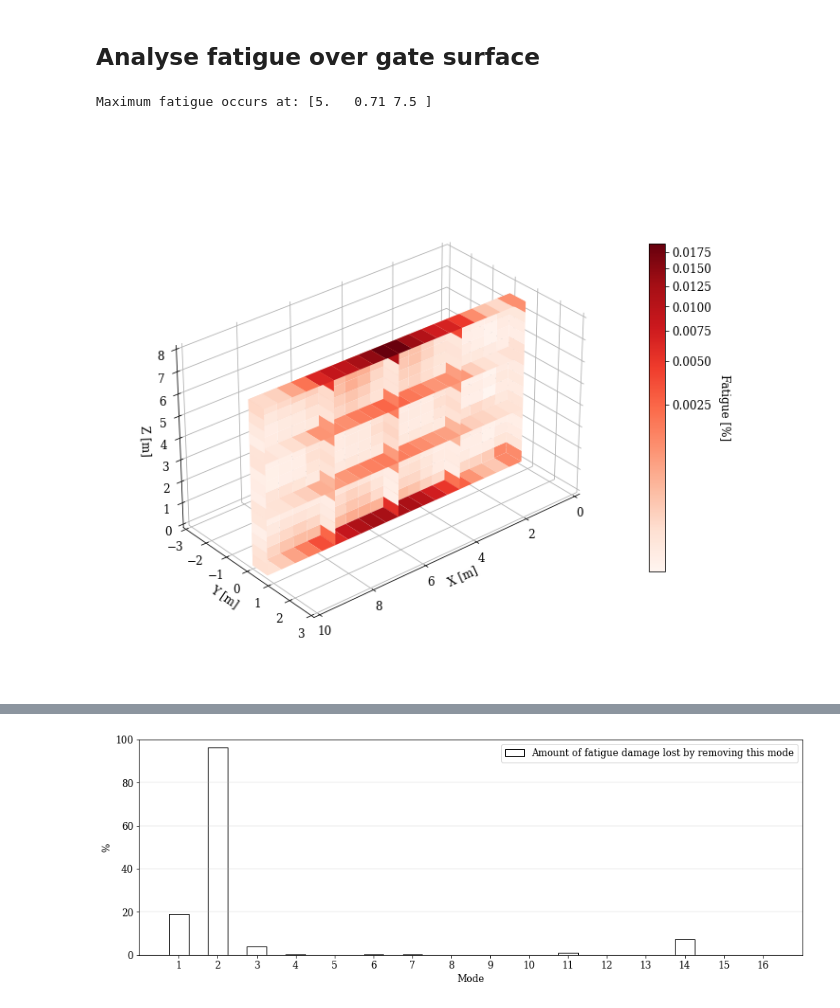
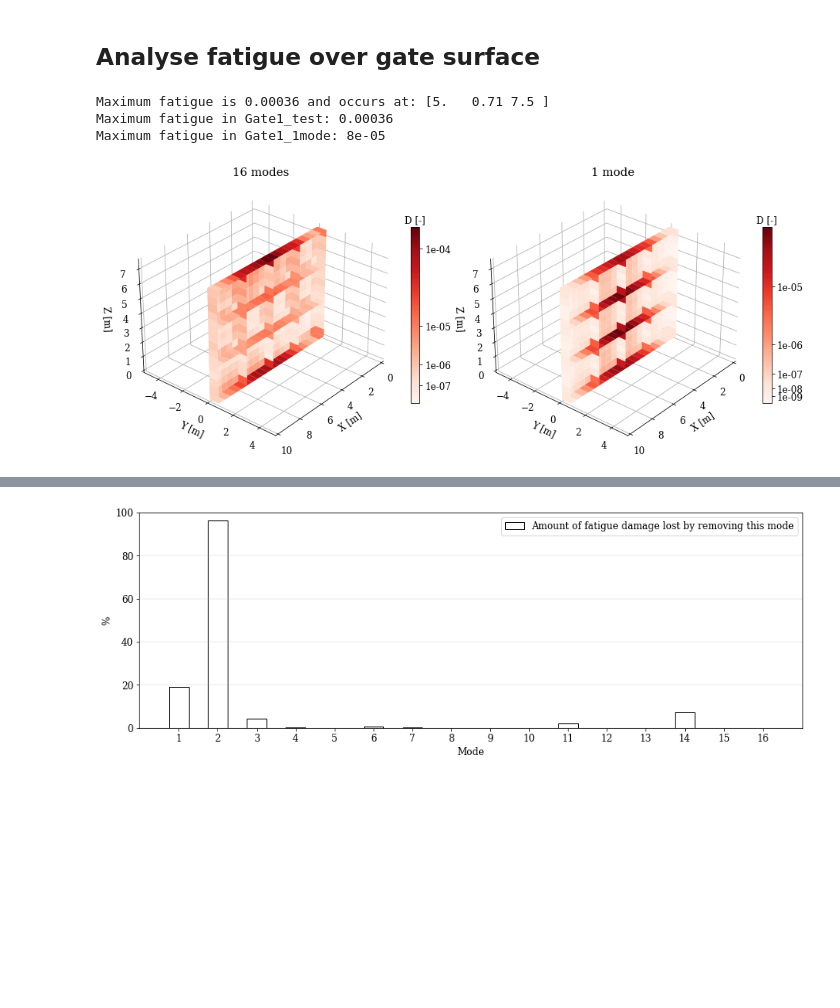
Before and after one commit to JKleiberg/floodgate-fatigue, a Jupyter notebook: notebooks/Base Model.ipynb, the cells around one changed output, grey strips where cells are left out. Drawn from its saved outputs; the diff is of its cells as text; code cells hidden in the pictures; blank space fills up the shorter version.

Commit message:
Refactored scripts
Basic scripts now compatible with GATE class.
Moved initialisation to script.

```diff
--- a/notebooks/Base Model.ipynb
+++ b/notebooks/Base Model.ipynb
@@ -215,9 +153,9 @@ Filtering cases with h_S+2*Hm0 < h_G...
 # %% [markdown]
 ## Analyse fatigue over gate surface
 # %%
-from src.analyses.full_gate_fatigue import fatigue_gate, plot_fatigue_gate
+from src.full_gate_fatigue import fatigue_gate, plot_fatigue_gate, modalstresscontribution, modalfatiguecontribution
 
 u_wind = 20
 h_sea = 7
-ID=Gate.case
+ID=GATE.case
 # %%
@@ -225,12 +163,14 @@ D, modeshare = fatigue_gate(u_wind, h_sea, cat=100, ID=Gate.case)
 # %%
 with open('../data/08_analysis/full_gate_fatigue/gatefatigue_('+str(u_wind)+','+str(h_sea)+'_'+str(ID)+').cp.pkl', 'rb') as f:
-    damage_gate, modeshare = cloudpickle.load(f)
-max_coords = Gate.verts[np.argmax(damage_gate)]
-print("Maximum fatigue occurs at: "+str(max_coords))
-plot_fatigue_gate(damage_gate)
+    damage_gate, modeshare = dill.load(f)
+max_coords = GATE.coords[np.argmax(damage_gate)]
+print("Maximum fatigue is %s and occurs at: %s"%(round(np.max(damage_gate),5), max_coords))
+plot_fatigue_gate(['Gate1_test', 'Gate1_1mode'], ['16 modes', '1 mode'], u_wind, h_sea)
 # %% [output]
-Maximum fatigue occurs at: [5.   0.71 7.5 ]
+Maximum fatigue is 0.00036 and occurs at: [5.   0.71 7.5 ]
+Maximum fatigue in Gate1_test: 0.00036
+Maximum fatigue in Gate1_1mode: 8e-05
-[figure, old version]
+[figure, new version]
 # %%
 modalstresscontribution(modeshare, max_coords)
 # %% [output]
```
Also changed, not shown: parts of 9 cells of this notebook, 18 other files.
